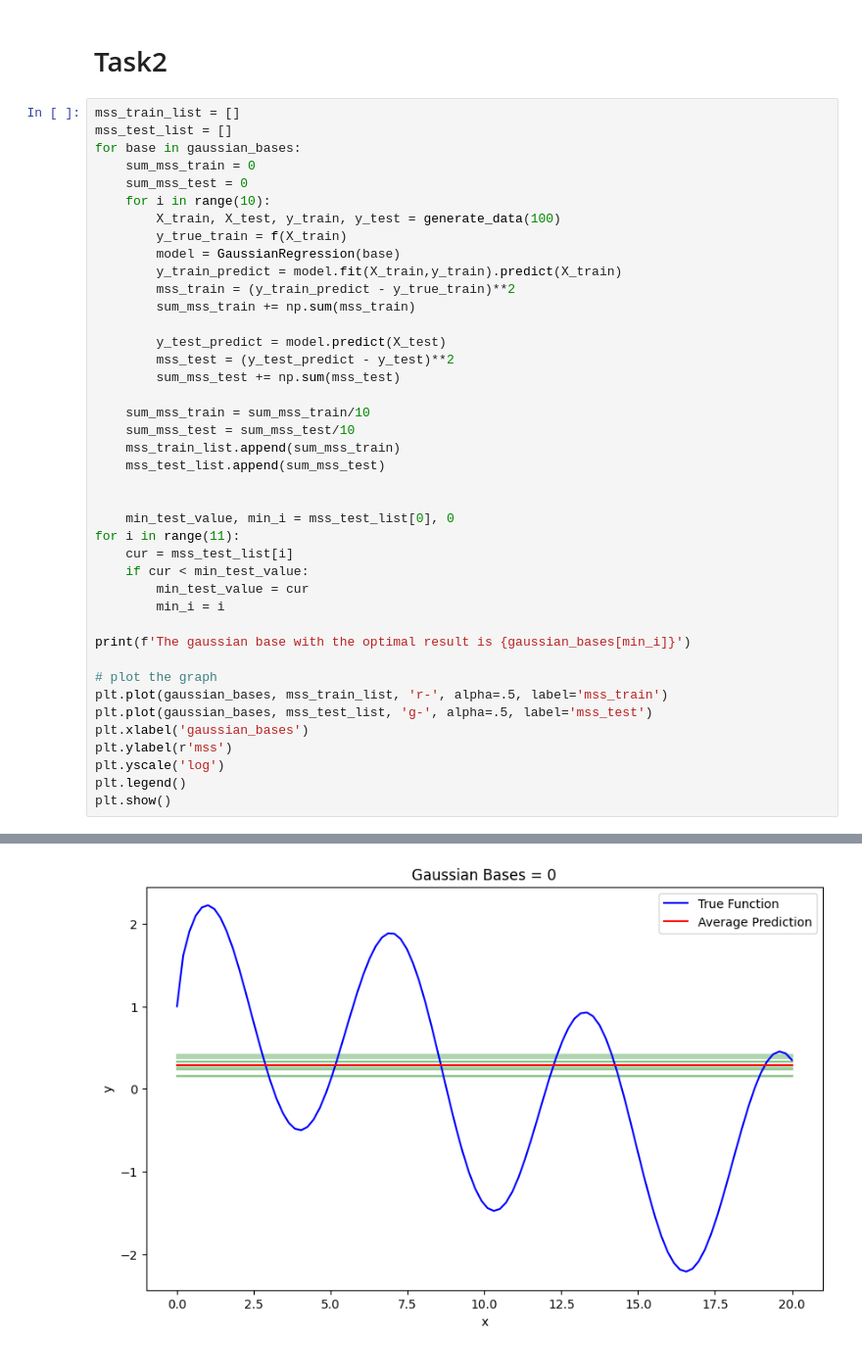
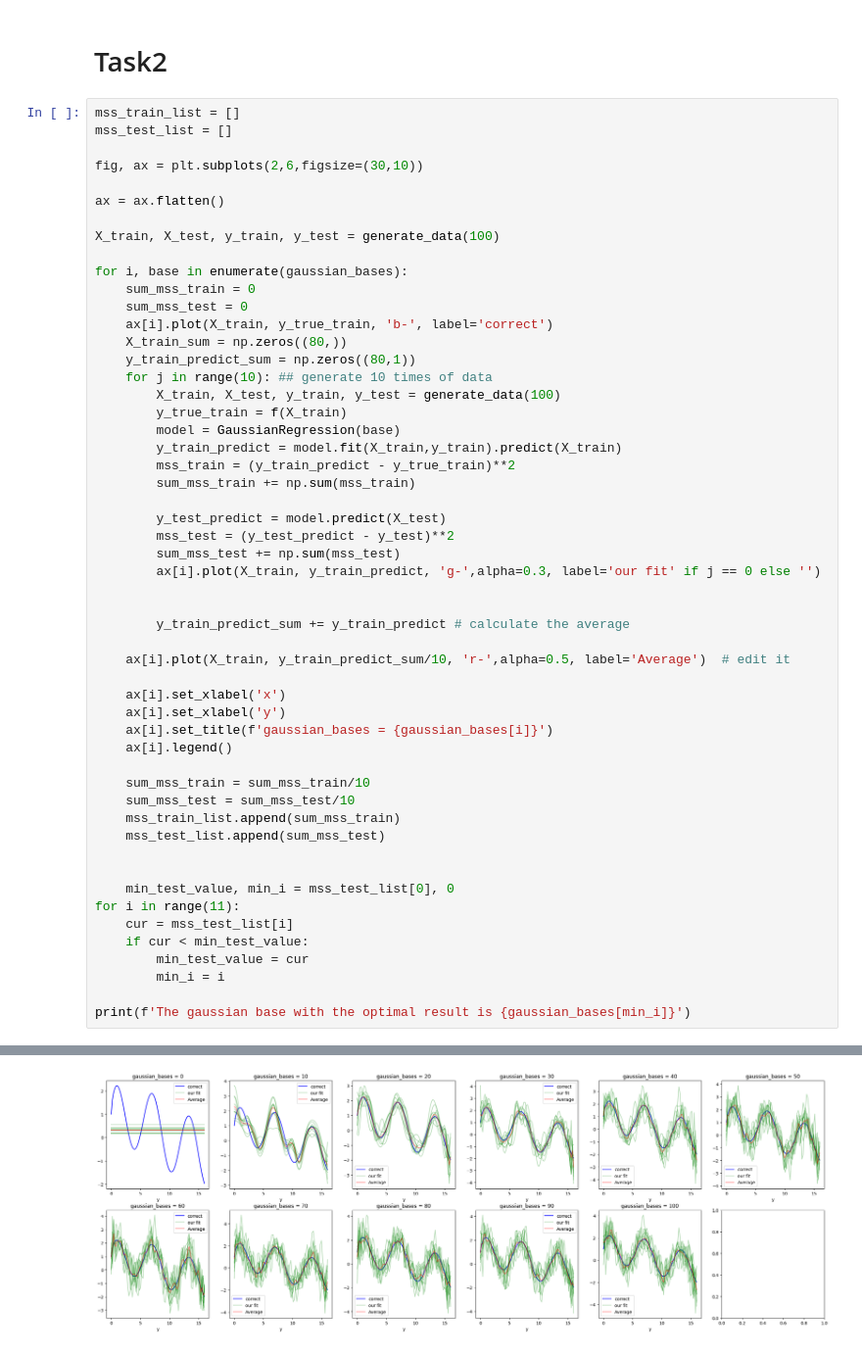
Before and after one commit to Wilbur0912/comp551, a Jupyter notebook: assignment2.ipynb, the cells around one changed output, grey strips where cells are left out. Shown at 98% size. Saved outputs shown, nothing was run; the diff lists cells and outputs as text.

Commit message:
average fixed

```diff
--- a/assignment2.ipynb
+++ b/assignment2.ipynb
@@ -150,10 +150,20 @@ for i in range(11):
 # %%
 mss_train_list = []
 mss_test_list = []
-for base in gaussian_bases:
+
+fig, ax = plt.subplots(2,6,figsize=(30,10))
+
+ax = ax.flatten()
+
+X_train, X_test, y_train, y_test = generate_data(100)
+
+for i, base in enumerate(gaussian_bases):
     sum_mss_train = 0
     sum_mss_test = 0
-    for i in range(10):
+    ax[i].plot(X_train, y_true_train, 'b-', label='correct')
+    X_train_sum = np.zeros((80,))
+    y_train_predict_sum = np.zeros((80,1))
+    for j in range(10): ## generate 10 times of data
         X_train, X_test, y_train, y_test = generate_data(100)
         y_true_train = f(X_train)
         model = GaussianRegression(base)
@@ -164,6 +174,17 @@ for base in gaussian_bases:
         y_test_predict = model.predict(X_test)
         mss_test = (y_test_predict - y_test)**2
         sum_mss_test += np.sum(mss_test)
+        ax[i].plot(X_train, y_train_predict, 'g-',alpha=0.3, label='our fit' if j == 0 else '')
+
+
+        y_train_predict_sum += y_train_predict # calculate the average
+
+    ax[i].plot(X_train, y_train_predict_sum/10, 'r-',alpha=0.5, label='Average')  # edit it
+
+    ax[i].set_xlabel('x')
+    ax[i].set_xlabel('y')
+    ax[i].set_title(f'gaussian_bases = {gaussian_bases[i]}')
+    ax[i].legend()
 
     sum_mss_train = sum_mss_train/10
     sum_mss_test = sum_mss_test/10
@@ -179,13 +200,4 @@ for i in range(11):
         min_i = i
 
 print(f'The gaussian base with the optimal result is {gaussian_bases[min_i]}')
-
-# plot the graph
-plt.plot(gaussian_bases, mss_train_list, 'r-', alpha=.5, label='mss_train')
-plt.plot(gaussian_bases, mss_test_list, 'g-', alpha=.5, label='mss_test')
-plt.xlabel('gaussian_bases')
-plt.ylabel(r'mss')
-plt.yscale('log')
-plt.legend()
-plt.show()
 # %% [output]
@@ -192 +216 @@ plt.show()
-[figure, old version]
+[figure, new version]
```
Also changed, not shown: parts of 6 cells of this notebook.
